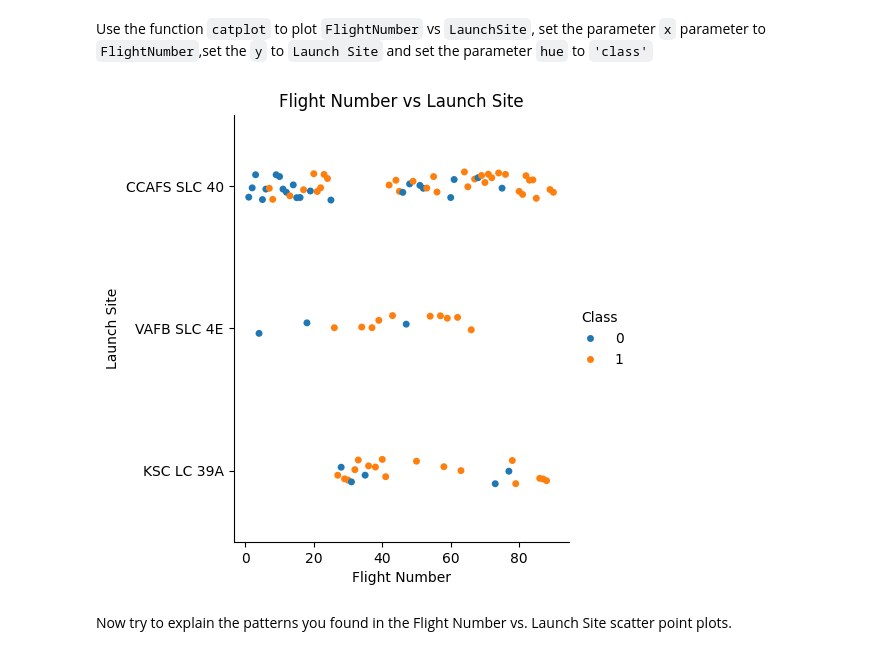
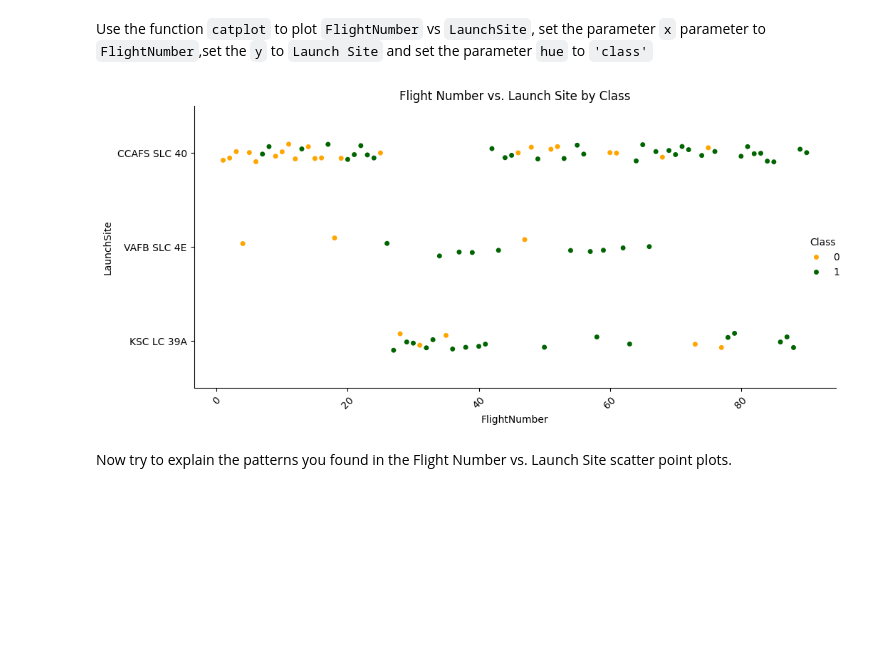
Before and after one commit to AyvePHIL/Data-Science-IBM-core, a Jupyter notebook: SpaceXdATA/edadataviz.ipynb, the cells around one changed output. Cells and saved outputs as stored; diff of their text form; code cells hidden in the pictures; blank space fills up the shorter version.

```diff
--- a/SpaceXdATA/edadataviz.ipynb
+++ b/SpaceXdATA/edadataviz.ipynb
@@ -88,22 +96,37 @@ Next, let's drill down to each site visualize its detailed launch records.
 Use the function <code>catplot</code> to plot <code>FlightNumber</code> vs <code>LaunchSite</code>, set the  parameter <code>x</code>  parameter to <code>FlightNumber</code>,set the  <code>y</code> to <code>Launch Site</code> and set the parameter <code>hue</code> to <code>'class'</code>
 # %%
 # Plot a scatter point chart with x axis to be Flight Number and y axis to be the launch site, and hue to be the class value
+
 import seaborn as sns
+import pandas as pd
 import matplotlib.pyplot as plt
-import pandas as pd
 
-# Create the catplot
-sns.catplot(data=df, x='FlightNumber', hue = 'Class', y='LaunchSite')
 
-# Customize the plot
-plt.title('Flight Number vs Launch Site')
-plt.xlabel('Flight Number')
-plt.ylabel('Launch Site')
+# Define custom color palette
+custom_palette = ["orange", "darkgreen"]
 
-# Show the plot
+# Create the catplot with custom colors
+sns.catplot(
+    x="FlightNumber",
+    y="LaunchSite",
+    hue="Class",
+    data=df,
+    aspect=2,
+    kind="strip",
+    palette=custom_palette,
+    legend=True
+)
+
+# Customize the plot for clarity (optional)
+plt.xlabel("FlightNumber")
+plt.ylabel("LaunchSite")
+plt.title("Flight Number vs. Launch Site by Class")
+plt.xticks(rotation=45)
+plt.tight_layout()
+
 plt.show()
 # %% [output]
-[figure, old version]
+[figure, new version]
 # %% [markdown]
 Now try to explain the patterns you found in the Flight Number vs. Launch Site scatter point plots.
 # %% [markdown]
```
Also changed, not shown: parts of 14 cells of this notebook.
